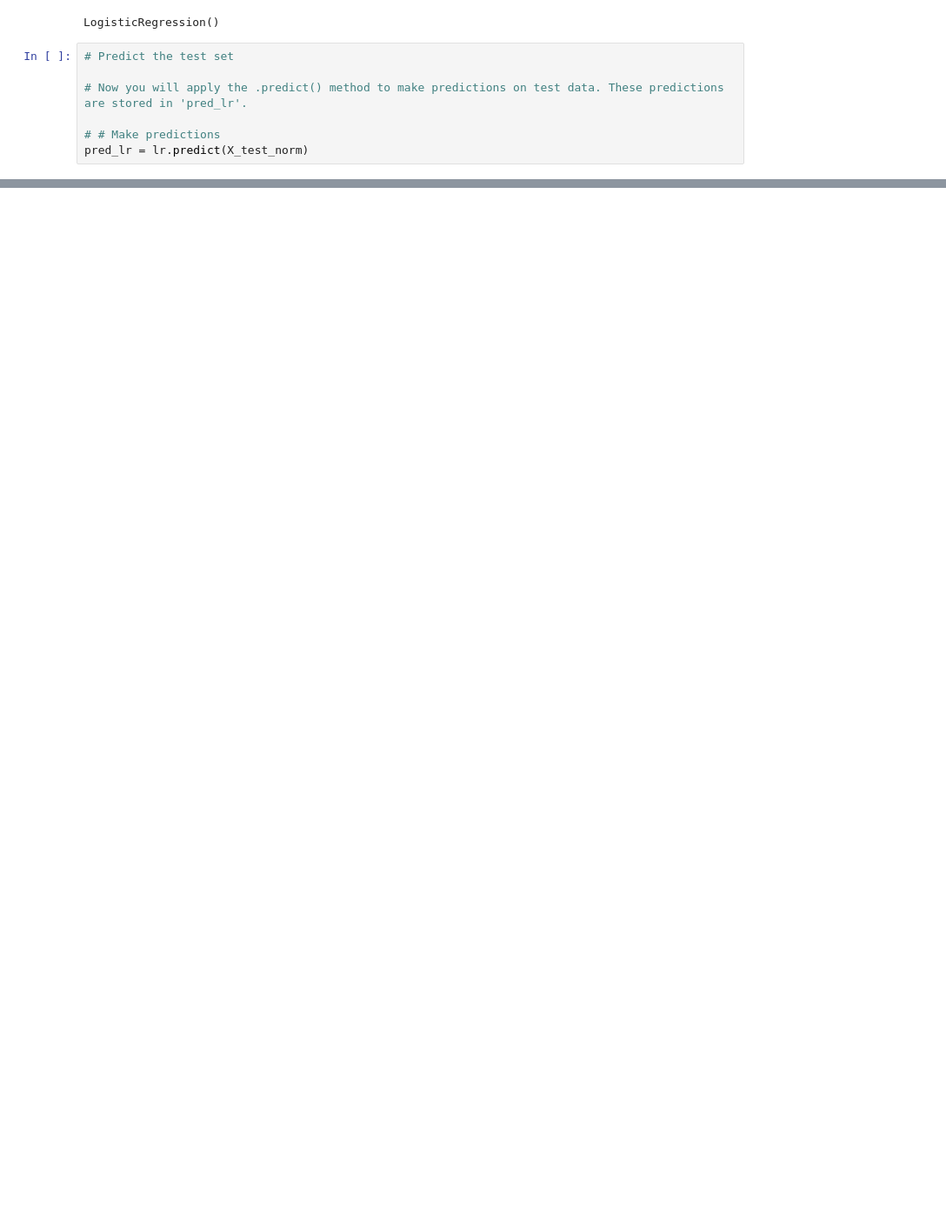
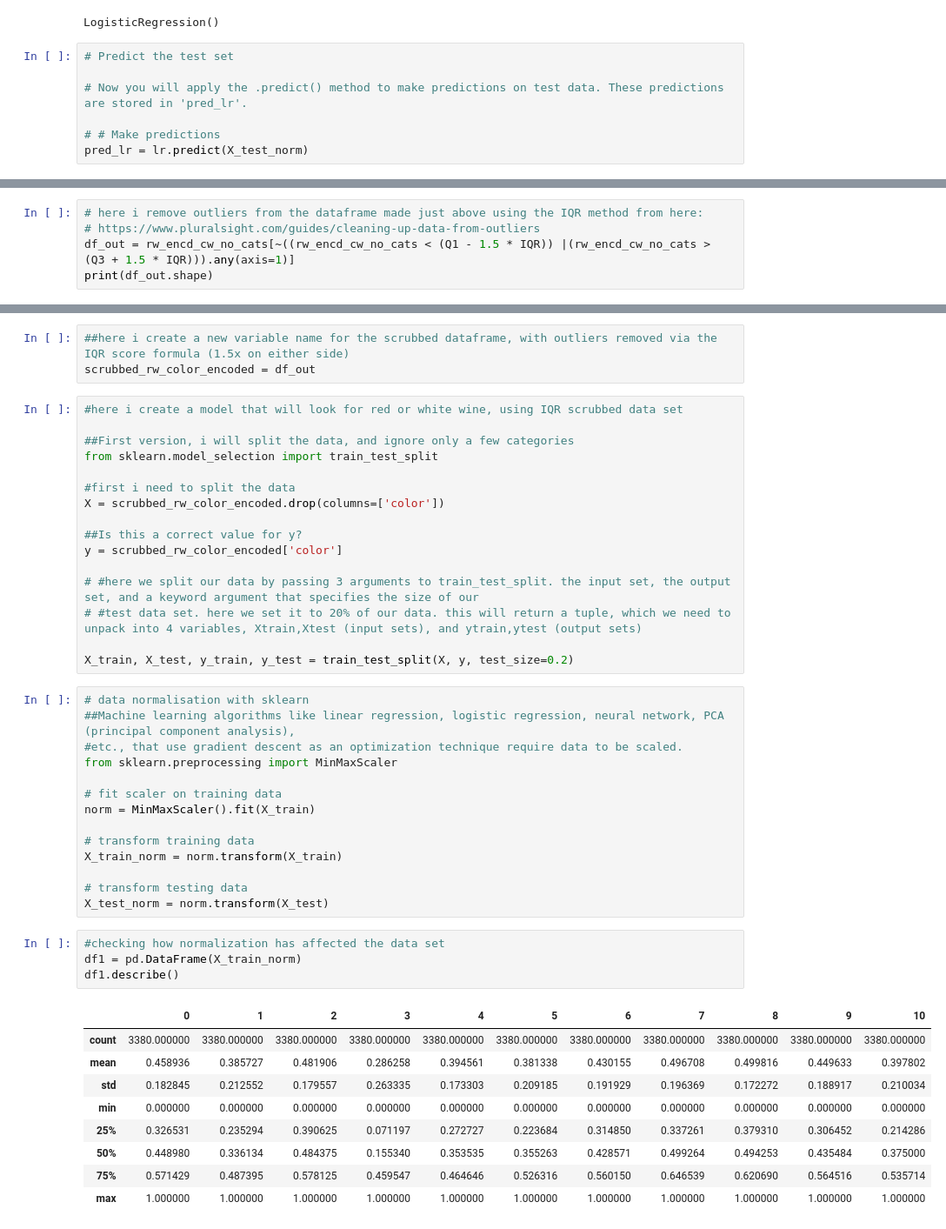
Before and after one commit to cdb8675309/-mod1-project2-Sprint-3, a Jupyter notebook: Sprint_3.ipynb, the cells around one changed output, grey strips where cells are left out. Shown: that part at 87% size. Cells and saved outputs as stored; diff of their text form; blank space fills up the shorter version.

```diff
--- a/Sprint_3.ipynb
+++ b/Sprint_3.ipynb
@@ -458,0 +664,5 @@ weighted avg       0.99      0.99      0.99      1300
+# %%
+# here i remove outliers from the dataframe made just above using the IQR method from here:
+# https://www.pluralsight.com/guides/cleaning-up-data-from-outliers
+df_out = rw_encd_cw_no_cats[~((rw_encd_cw_no_cats < (Q1 - 1.5 * IQR)) |(rw_encd_cw_no_cats > (Q3 + 1.5 * IQR))).any(axis=1)]
+print(df_out.shape)
@@ -458,0 +687,47 @@ weighted avg       0.99      0.99      0.99      1300
+# %%
+##here i create a new variable name for the scrubbed dataframe, with outliers removed via the IQR score formula (1.5x on either side)
+scrubbed_rw_color_encoded = df_out
+# %%
+#here i create a model that will look for red or white wine, using IQR scrubbed data set
+
+##First version, i will split the data, and ignore only a few categories
+from sklearn.model_selection import train_test_split
+
+#first i need to split the data
+X = scrubbed_rw_color_encoded.drop(columns=['color'])
+
+##Is this a correct value for y?
+y = scrubbed_rw_color_encoded['color']
+
+# #here we split our data by passing 3 arguments to train_test_split. the input set, the output set, and a keyword argument that specifies the size of our
+# #test data set. here we set it to 20% of our data. this will return a tuple, which we need to unpack into 4 variables, Xtrain,Xtest (input sets), and ytrain,ytest (output sets)
+
+X_train, X_test, y_train, y_test = train_test_split(X, y, test_size=0.2)
+# %%
+# data normalisation with sklearn
+##Machine learning algorithms like linear regression, logistic regression, neural network, PCA (principal component analysis),
+#etc., that use gradient descent as an optimization technique require data to be scaled.
+from sklearn.preprocessing import MinMaxScaler
+
+# fit scaler on training data
+norm = MinMaxScaler().fit(X_train)
+
+# transform training data
+X_train_norm = norm.transform(X_train)
+
+# transform testing data
+X_test_norm = norm.transform(X_test)
+# %%
+#checking how normalization has affected the data set
+df1 = pd.DataFrame(X_train_norm)
+df1.describe()
+# %% [output]
+|  | 0 | 1 | 2 | 3 | 4 | 5 | 6 | 7 | 8 | 9 | 10 |
+| count | 3380.000000 | 3380.000000 | 3380.000000 | 3380.000000 | 3380.000000 | 3380.000000 | 3380.000000 | 3380.000000 | 3380.000000 | 3380.000000 | 3380.000000 |
+| mean | 0.458936 | 0.385727 | 0.481906 | 0.286258 | 0.394561 | 0.381338 | 0.430155 | 0.496708 | 0.499816 | 0.449633 | 0.397802 |
+| std | 0.182845 | 0.212552 | 0.179557 | 0.263335 | 0.173303 | 0.209185 | 0.191929 | 0.196369 | 0.172272 | 0.188917 | 0.210034 |
+| min | 0.000000 | 0.000000 | 0.000000 | 0.000000 | 0.000000 | 0.000000 | 0.000000 | 0.000000 | 0.000000 | 0.000000 | 0.000000 |
+| 25% | 0.326531 | 0.235294 | 0.390625 | 0.071197 | 0.272727 | 0.223684 | 0.314850 | 0.337261 | 0.379310 | 0.306452 | 0.214286 |
+| 50% | 0.448980 | 0.336134 | 0.484375 | 0.155340 | 0.353535 | 0.355263 | 0.428571 | 0.499264 | 0.494253 | 0.435484 | 0.375000 |
+| 75% | 0.571429 | 0.487395 | 0.578125 | 0.459547 | 0.464646 | 0.526316 | 0.560150 | 0.646539 | 0.620690 | 0.564516 | 0.535714 |
+| max | 1.000000 | 1.000000 | 1.000000 | 1.000000 | 1.000000 | 1.000000 | 1.000000 | 1.000000 | 1.000000 | 1.000000 | 1.000000 |
```
Also changed, not shown: parts of 44 cells of this notebook.
